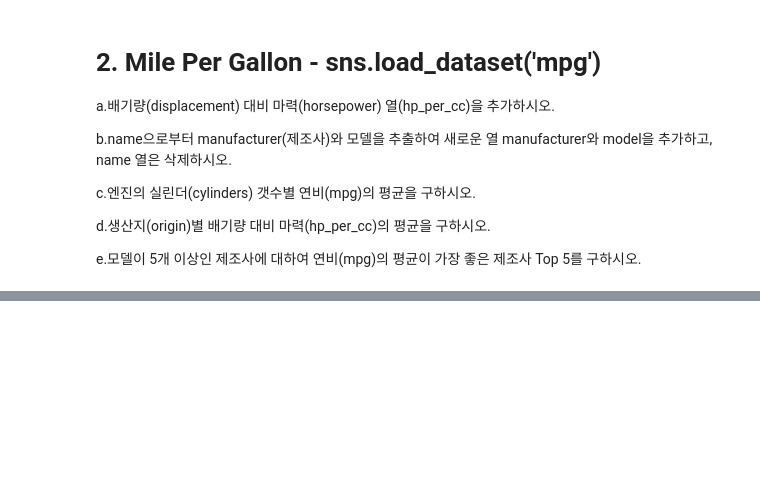
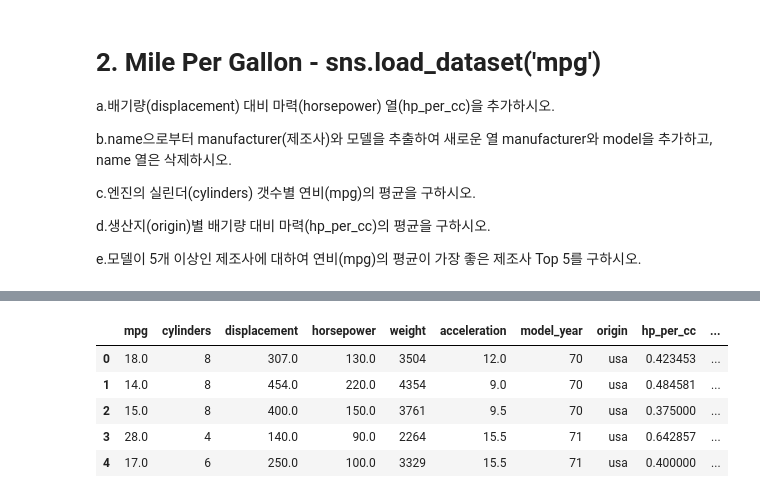
Before and after one commit to seohyunjin/Data-Analysis-2021-2, a Jupyter notebook: ch02.pandas/11_연습문제2.ipynb, the cells around one changed output, grey strips where cells are left out. Saved outputs shown, nothing was run; the diff lists cells and outputs as text; code cells hidden in the pictures; blank space fills up the shorter version.

```diff
--- a/ch02.pandas/11_연습문제2.ipynb
+++ b/ch02.pandas/11_연습문제2.ipynb
@@ -305,0 +362,6 @@ mpg_dataset.head()
+# %%
+#e)
+# 모델이 5개 이상인 제조사시리즈
+model_count_over5 = mpg_dataset.groupby(mpg_dataset.manufacturer).count()['model'] >= 5
+model_count_over5.name = 'model_count_over5'
+model_count_over5
@@ -305,0 +386,11 @@ mpg_dataset.head()
+# %%
+# 모델이 5개 이상인 제조사의 mpg 데이터를 가져오기 위하여 데이터 병합
+mpg_mergeset = pd.merge(mpg_dataset, model_count_over5, on='manufacturer' )
+mpg_mergeset.head() # 확인
+# %% [output]
+|  | mpg | cylinders | displacement | horsepower | weight | acceleration | model_year | origin | hp_per_cc | ... |
+| 0 | 18.0 | 8 | 307.0 | 130.0 | 3504 | 12.0 | 70 | usa | 0.423453 | ... |
+| 1 | 14.0 | 8 | 454.0 | 220.0 | 4354 | 9.0 | 70 | usa | 0.484581 | ... |
+| 2 | 15.0 | 8 | 400.0 | 150.0 | 3761 | 9.5 | 70 | usa | 0.375000 | ... |
+| 3 | 28.0 | 4 | 140.0 | 90.0 | 2264 | 15.5 | 71 | usa | 0.642857 | ... |
+| 4 | 17.0 | 6 | 250.0 | 100.0 | 3329 | 15.5 | 71 | usa | 0.400000 | ... |
```
Also changed, not shown: parts of 8 cells of this notebook.
